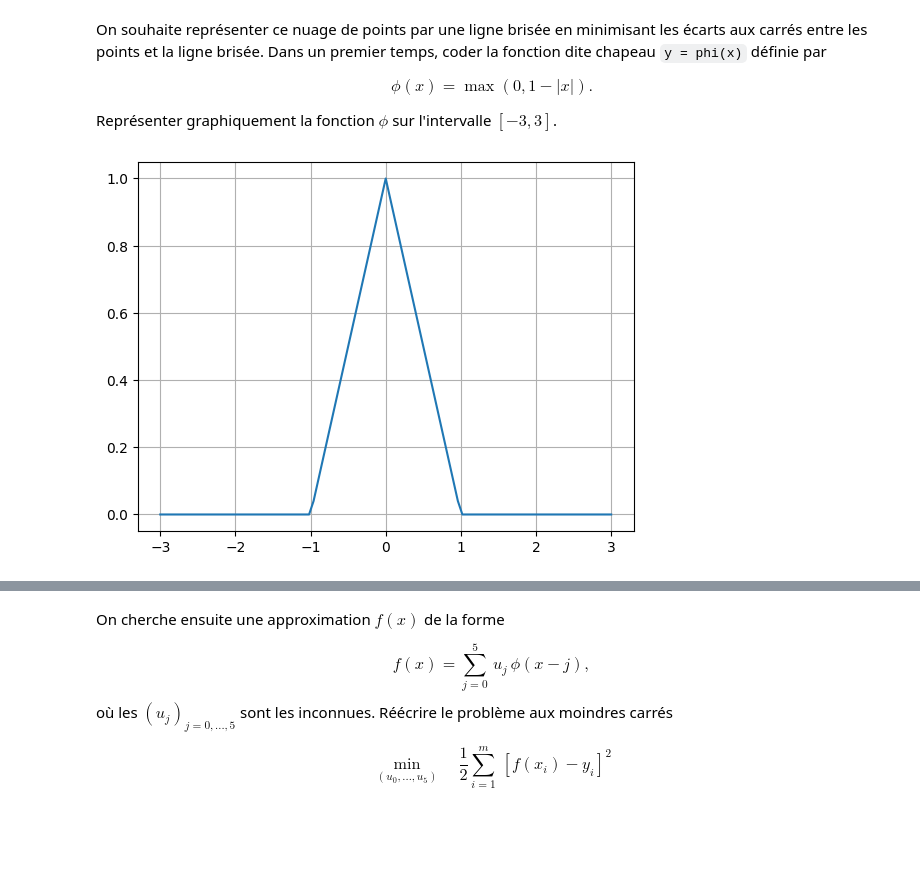
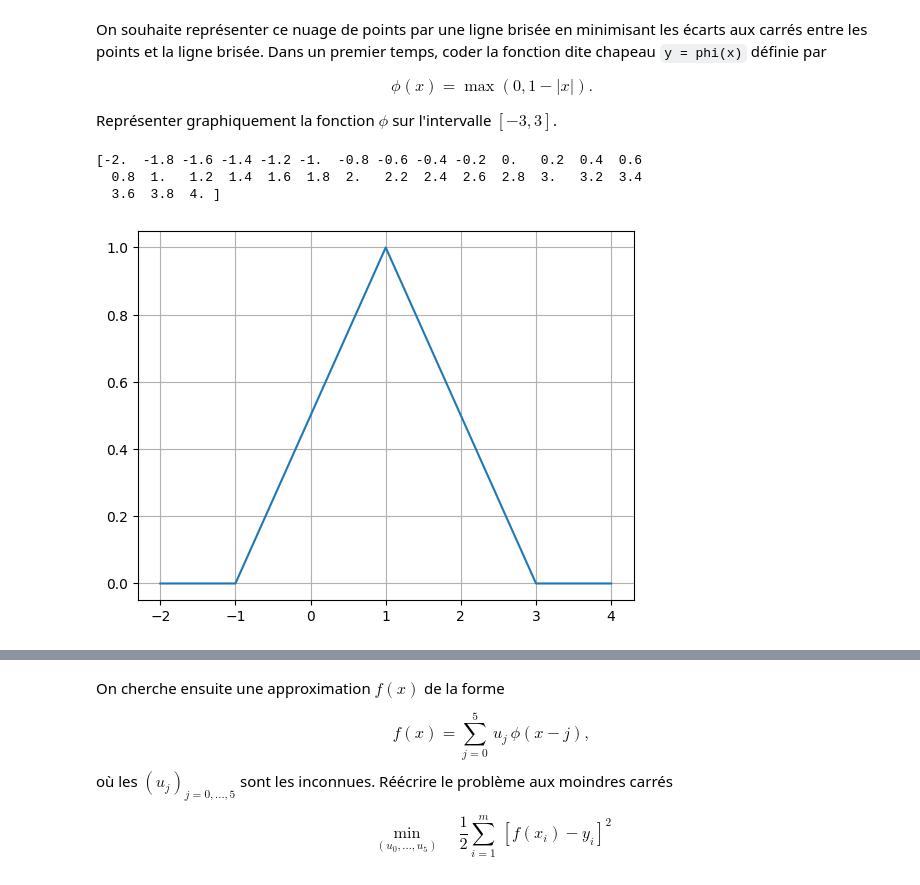
Before and after one commit to dygeir/MT09-TP, a Jupyter notebook: MT09-TP5_eleves.ipynb, the cells around one changed output, grey strips where cells are left out. Saved outputs shown, nothing was run; the diff lists cells and outputs as text; code cells hidden in the pictures; blank space fills up the shorter version.

```diff
--- a/MT09-TP5_eleves.ipynb
+++ b/MT09-TP5_eleves.ipynb
@@ -25,15 +27,21 @@ $$
 
 Représenter graphiquement la fonction $\phi$ sur l'intervalle $[-3,3]$.
 # %%
-x = np.linspace(-3, 3, 101)
+x0=1
+x = np.linspace(-3, 3, 31)+x0
 
+L=2
+print(x)
 def phi(x):
-    return np.maximum(0, 1 - np.abs(x))
+    return np.maximum(0, (L - np.abs(x-x0))/L)
 
 phi_x = phi(x)
 
 plt.plot(x, phi_x)
 plt.grid()
 plt.show()
 # %% [output]
+[-2.  -1.8 -1.6 -1.4 -1.2 -1.  -0.8 -0.6 -0.4 -0.2  0.   0.2  0.4  0.6
+  0.8  1.   1.2  1.4  1.6  1.8  2.   2.2  2.4  2.6  2.8  3.   3.2  3.4
+  3.6  3.8  4. ]
-[figure, old version]
+[figure, new version]
```
Also changed, not shown: parts of 17 cells of this notebook, 1 other file.
